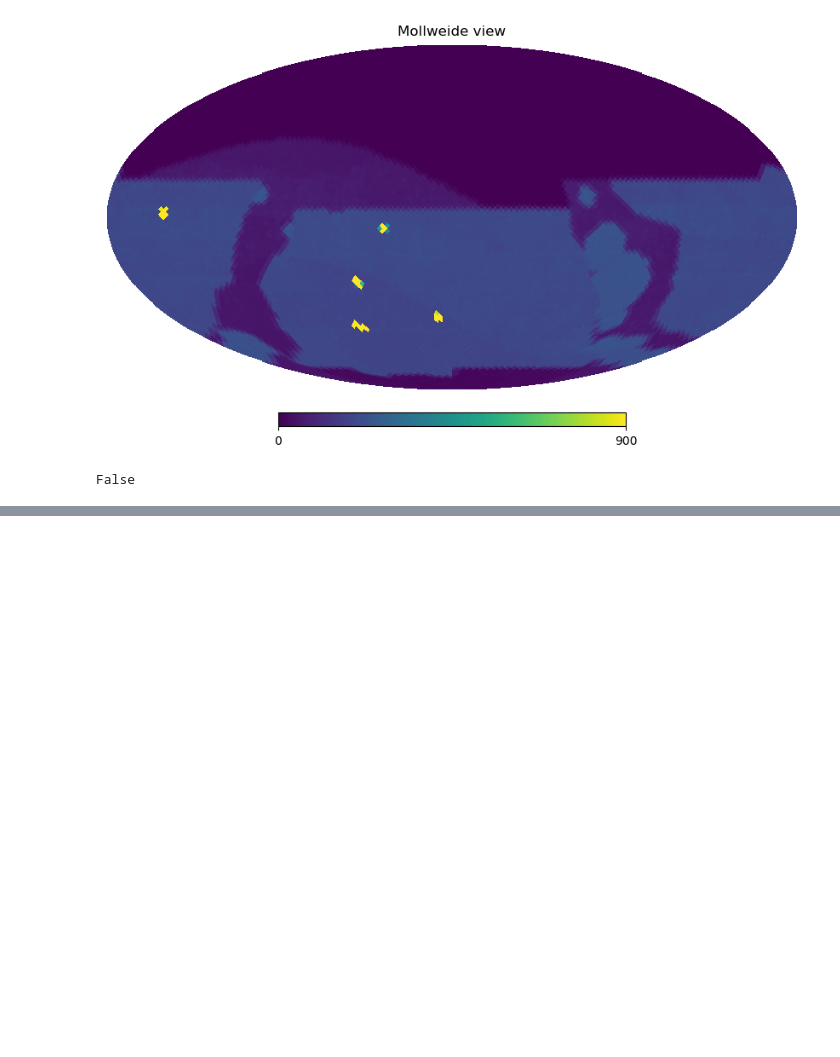
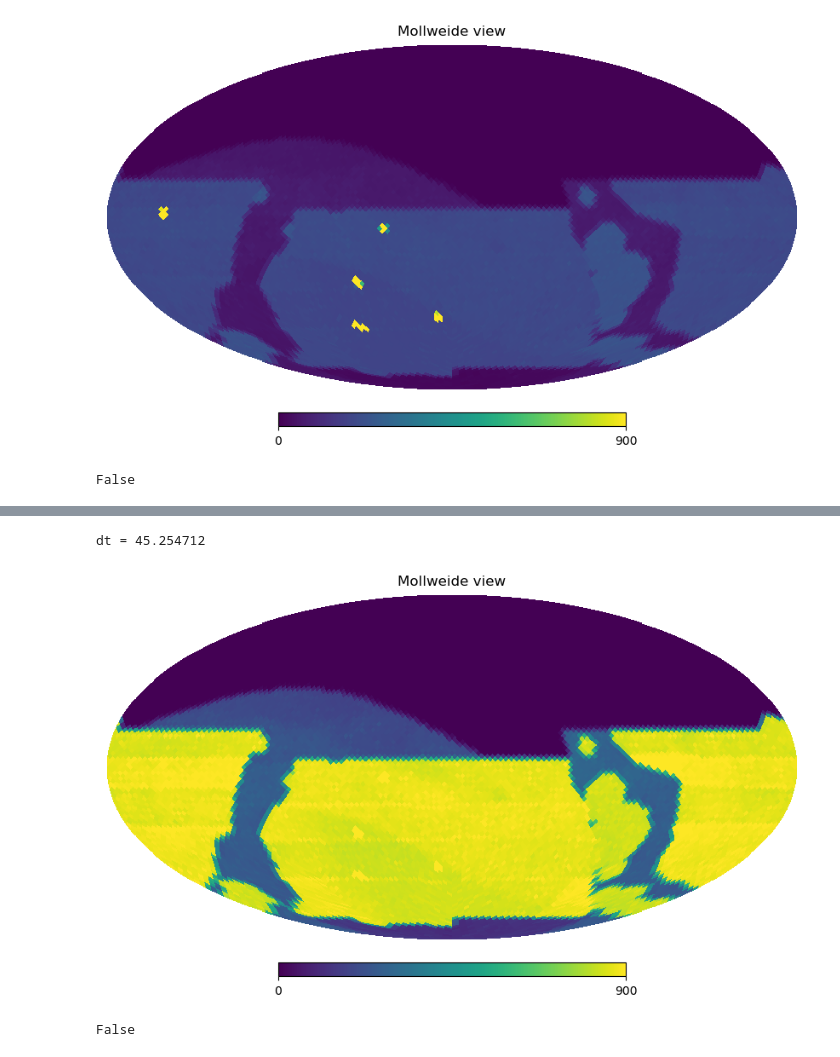
Before and after one commit to yoachim/23_Scratch, a Jupyter notebook: obs_array_add/better_feature.ipynb, the cells around one changed output, grey strips where cells are left out. Saved outputs shown, nothing was run; the diff lists cells and outputs as text; code cells hidden in the pictures; blank space fills up the shorter version.

```diff
--- a/obs_array_add/better_feature.ipynb
+++ b/obs_array_add/better_feature.ipynb
@@ -158,0 +174,17 @@ False
+# %%
+t1 = time.time()
+for ob in obs:
+    indx = pointing2hpindx(ob['RA'], ob['dec'])
+    f2.add_observation(ob, indx=indx)
+
+t2 = time.time()
+dt = (t2-t1)
+print('dt = %f ' % dt)
+hp.mollview(f2.feature, max=900)
+# %% [output]
+dt = 45.254712
+[figure, added]
+# %%
+False in (f2.feature == f1.feature)
+# %% [output]
+False
```
Also changed, not shown: parts of 5 cells of this notebook.
